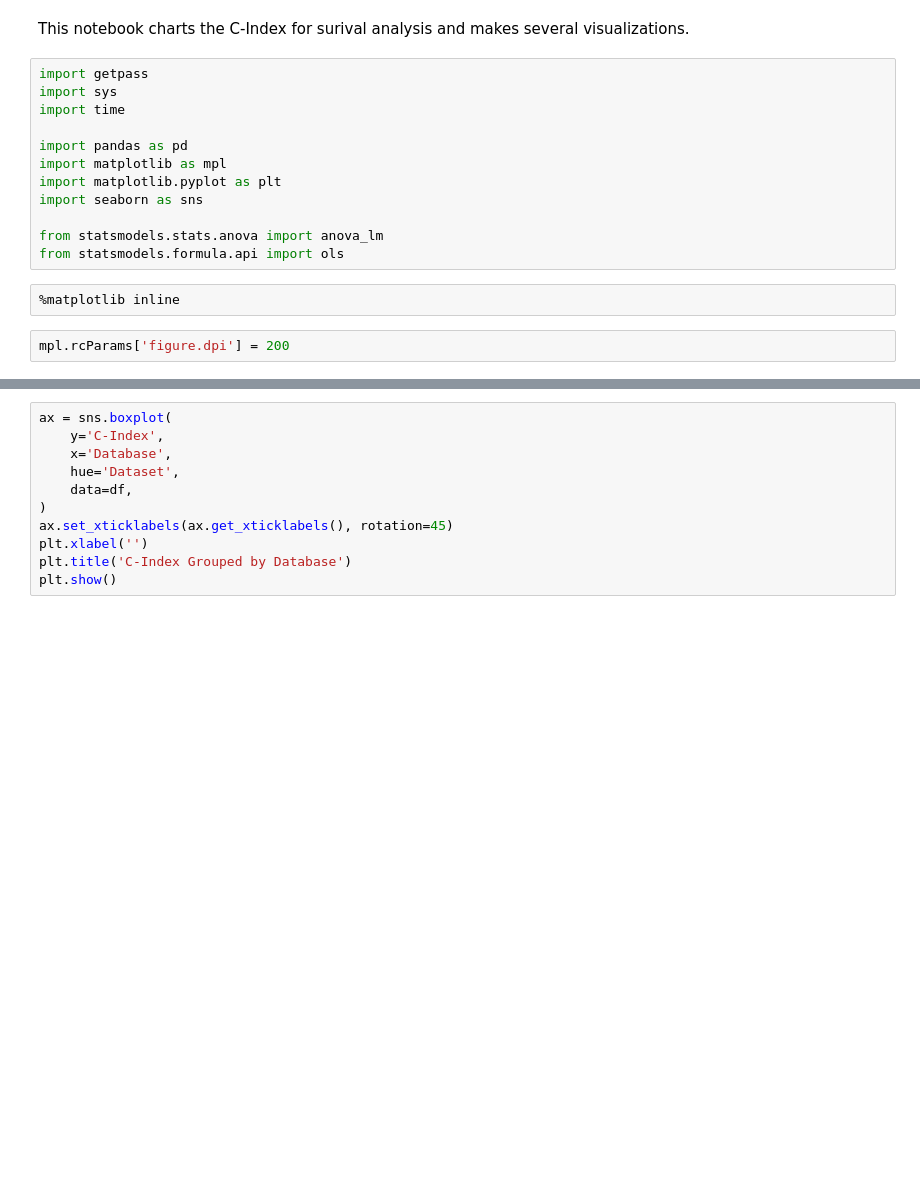
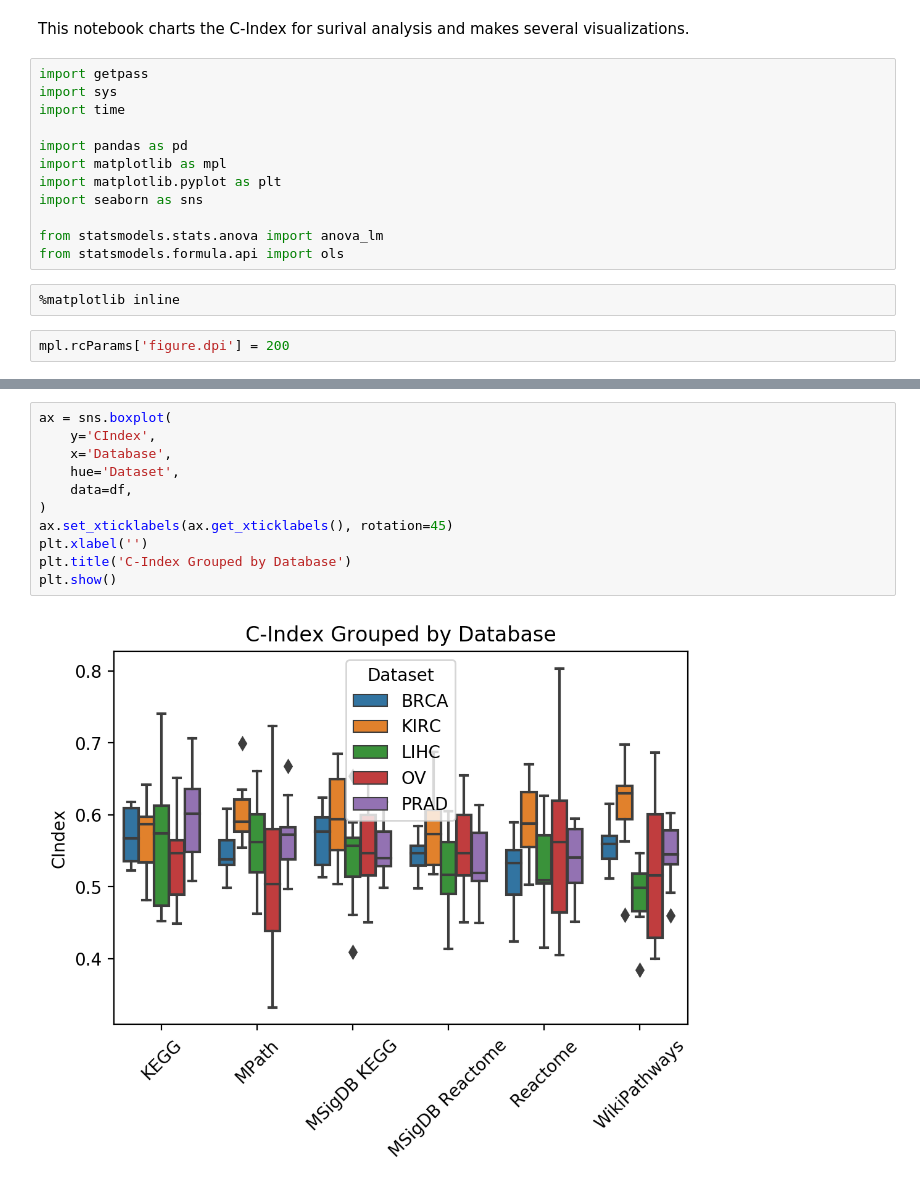
Before and after one commit to pathwayforte/results, a Jupyter notebook: notebooks/evaluation/Plot Evaluation of Survival Analysis.ipynb, the cells around one changed output, grey strips where cells are left out. Cells and saved outputs as stored; diff of their text form; blank space fills up the shorter version.

```diff
--- a/notebooks/evaluation/Plot Evaluation of Survival Analysis.ipynb
+++ b/notebooks/evaluation/Plot Evaluation of Survival Analysis.ipynb
@@ -54,13 +57,15 @@ PatsyError: Number of rows mismatch between data argument and C (300 versus 1)
 # %%
 ax = sns.boxplot(
-    y='C-Index',
+    y='CIndex',
     x='Database',
     hue='Dataset',
     data=df,
 )
 ax.set_xticklabels(ax.get_xticklabels(), rotation=45)
 plt.xlabel('')
 plt.title('C-Index Grouped by Database')
 plt.show()
+# %% [output]
+[figure, added]
 # %%
 ax = sns.boxplot(
```
Also changed, not shown: parts of 8 cells of this notebook.
